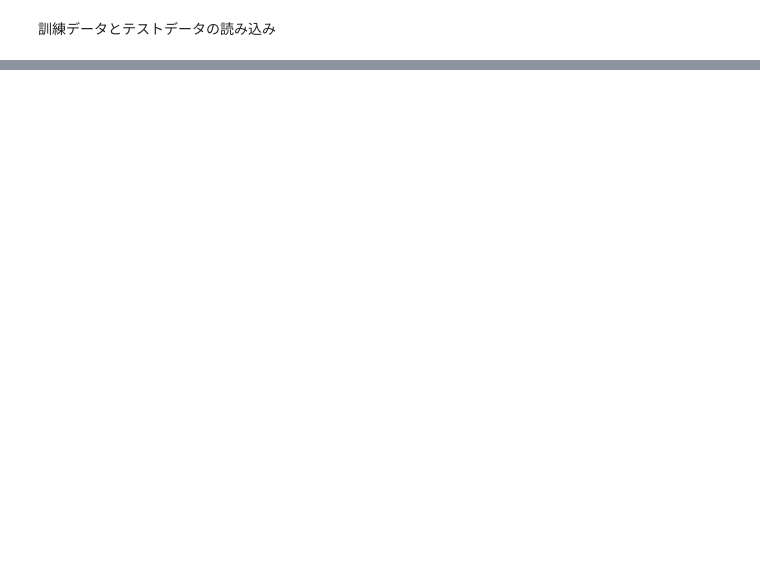
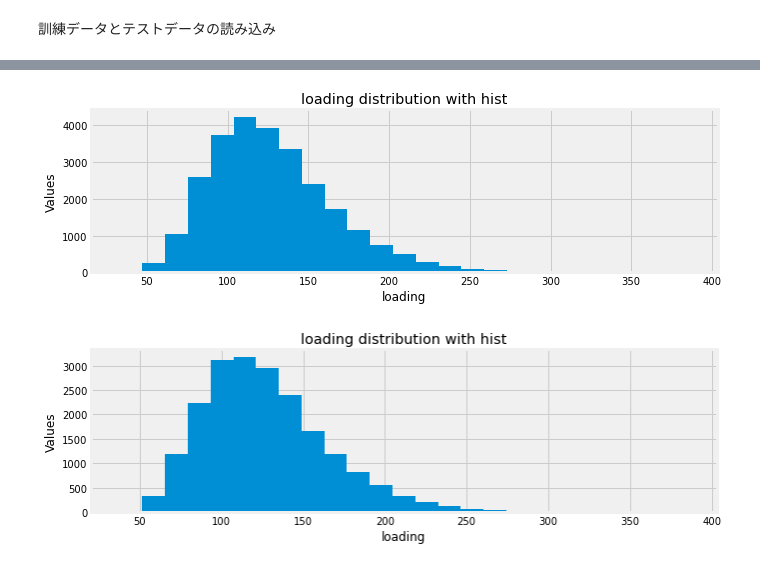
Before and after one commit to keisukecl/tabular-playground-series-aug-2022, a Jupyter notebook: ML.ipynb, the cells around one changed output, grey strips where cells are left out. Cells and saved outputs as stored; diff of their text form; code cells hidden in the pictures; blank space fills up the shorter version.

```diff
--- a/ML.ipynb
+++ b/ML.ipynb
@@ -53,0 +95,16 @@ False
+# %%
+def plot_hist(variable, data):
+    plt.figure(figsize=(10, 3))
+    plt.hist(data[variable], bins=25)
+    plt.xlabel(variable)
+    plt.ylabel("Values")
+    plt.title("{} distribution with hist".format(variable))
+    plt.show()
+# %%
+#labels = [label for label in train_data.columns if label not in ["id","failure"]]
+#for label in labels:
+plot_hist("loading", data=train)
+plot_hist("loading", data=test)
+# %% [output]
+[figure, added]
+[figure, added]
```
Also changed, not shown: parts of 12 cells of this notebook.
